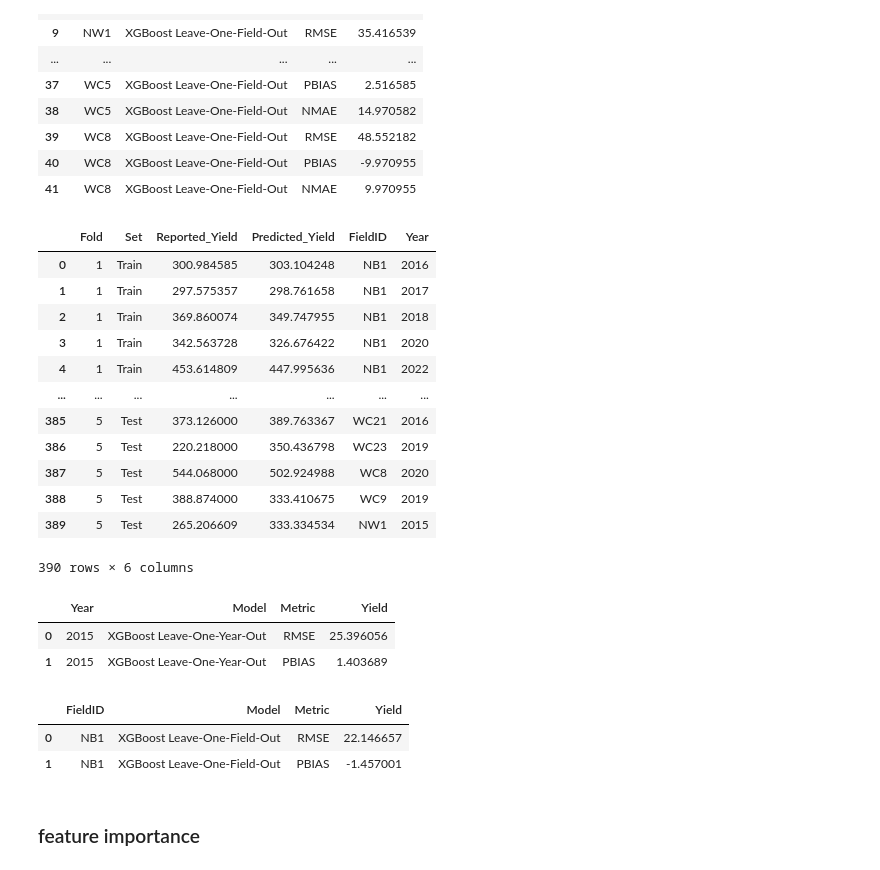
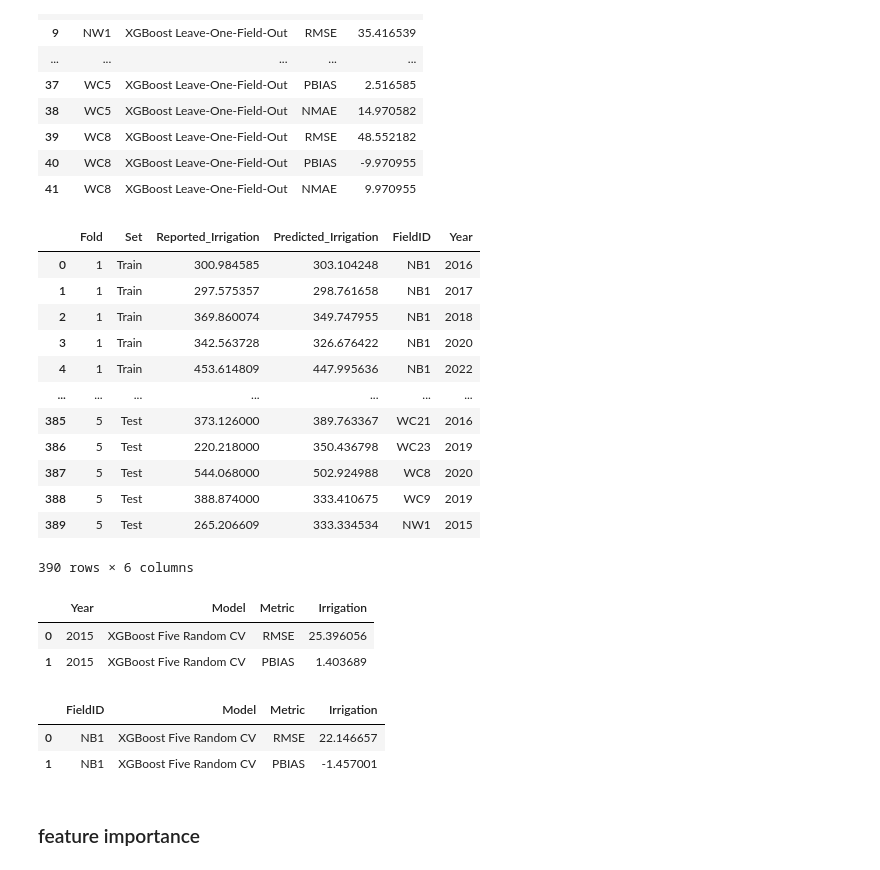
Before and after one commit to mahbub-alt/Crop_Yield_and_Irrigation_Prediction, a Jupyter notebook: Irrigation_Modeling.ipynb, the cells around one changed output. Drawn from its saved outputs; the diff is of its cells as text; code cells hidden in the pictures.

```diff
--- a/Irrigation_Modeling.ipynb
+++ b/Irrigation_Modeling.ipynb
@@ -393,10 +417,10 @@ hld_fid_irri
 
 # renaming to alighn with function requirements
 
-cv5results  = cv5results .rename(columns={"Actual": "Reported_Yield", "Predicted": "Predicted_Yield"})
+cv5results  = cv5results .rename(columns={"Actual": "Reported_Irrigation", "Predicted": "Predicted_Irrigation"})
 cv5results
 # %% [output]
-|  | Fold | Set | Reported_Yield | Predicted_Yield | FieldID | Year |
+|  | Fold | Set | Reported_Irrigation | Predicted_Irrigation | FieldID | Year |
 | 0 | 1 | Train | 300.984585 | 303.104248 | NB1 | 2016 |
 | 1 | 1 | Train | 297.575357 | 298.761658 | NB1 | 2017 |
 | 2 | 1 | Train | 369.860074 | 349.747955 | NB1 | 2018 |
@@ -412,33 +436,33 @@ cv5results
 # %%
 # tempral metrics
 cv5_yr = calculate_yearly_metrics(
     df=cv5results,
     group_by_field=False,
-    calculate_yield=True,
-    calculate_irrigation=False,
-    model="XGBoost Leave-One-Year-Out",
+    calculate_yield=False,
+    calculate_irrigation=True,
+    model="XGBoost Five Random CV",
     estimated ="Predicted"
 )
 cv5_yr.head(2)
 # %% [output]
-|  | Year | Model | Metric | Yield |
-| 0 | 2015 | XGBoost Leave-One-Year-Out | RMSE | 25.396056 |
-| 1 | 2015 | XGBoost Leave-One-Year-Out | PBIAS | 1.403689 |
+|  | Year | Model | Metric | Irrigation |
+| 0 | 2015 | XGBoost Five Random CV | RMSE | 25.396056 |
+| 1 | 2015 | XGBoost Five Random CV | PBIAS | 1.403689 |
 # %%
 # spatial metrics
 
 cv5_fid = calculate_yearly_metrics(
     df=cv5results,
     group_by_field=True,
-    calculate_yield=True,
-    calculate_irrigation=False,
-    model="XGBoost Leave-One-Field-Out",
+    calculate_yield=False,
+    calculate_irrigation=True,
+    model="XGBoost Five Random CV",
     estimated ="Predicted"
 )
 
 cv5_fid.head(2)
 # %% [output]
-|  | FieldID | Model | Metric | Yield |
-| 0 | NB1 | XGBoost Leave-One-Field-Out | RMSE | 22.146657 |
-| 1 | NB1 | XGBoost Leave-One-Field-Out | PBIAS | -1.457001 |
+|  | FieldID | Model | Metric | Irrigation |
+| 0 | NB1 | XGBoost Five Random CV | RMSE | 22.146657 |
+| 1 | NB1 | XGBoost Five Random CV | PBIAS | -1.457001 |
 # %%
```
Also changed, not shown: parts of 7 cells of this notebook, 12 other files.
